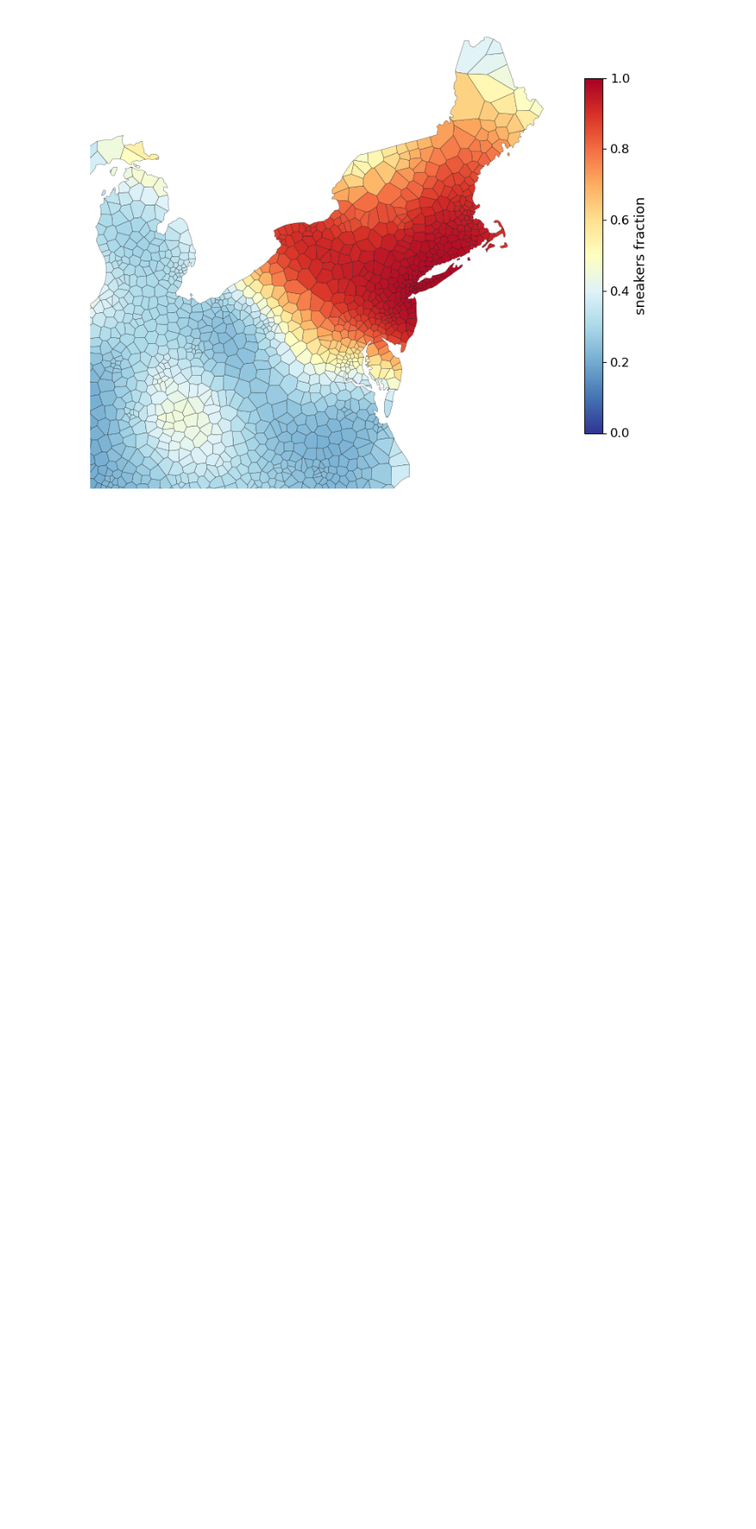
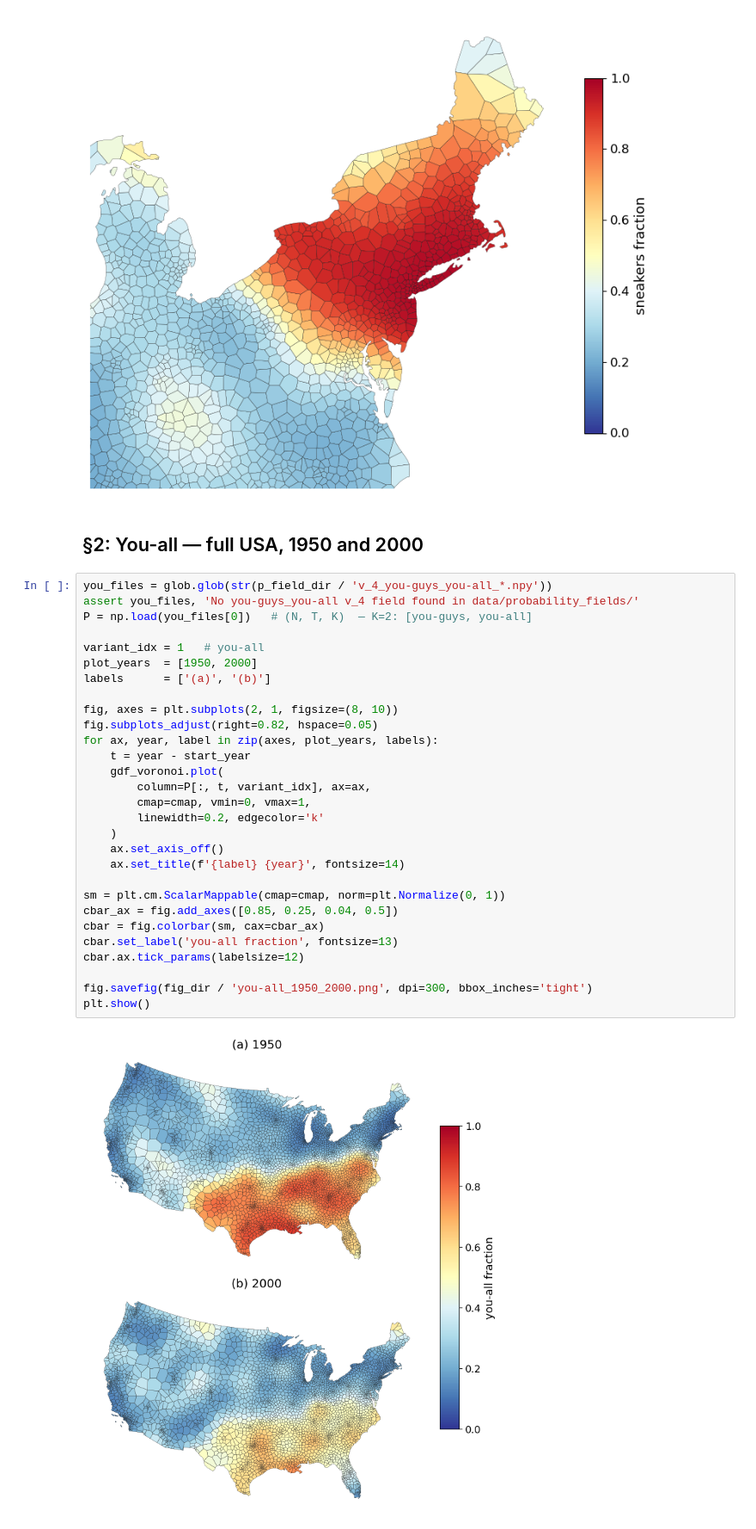
Before and after one commit to james-burridge/COSWE_stat_phys, a Jupyter notebook: code/notebooks/extra_figures.ipynb, the cells around one changed output. Shown at 86% size. Drawn from its saved outputs; the diff is of its cells as text; blank space fills up the shorter version.

Commit message:
added y'all plot

```diff
--- a/code/notebooks/extra_figures.ipynb
+++ b/code/notebooks/extra_figures.ipynb
@@ -75,3 +75,36 @@ fig.savefig(fig_dir / f'{variant_names[variant_idx]}_{plot_year}_northeast.png',
 plt.show()
 # %% [output]
 [figure]
+# %% [markdown]
+## §2: You-all — full USA, 1950 and 2000
+# %%
+you_files = glob.glob(str(p_field_dir / 'v_4_you-guys_you-all_*.npy'))
+assert you_files, 'No you-guys_you-all v_4 field found in data/probability_fields/'
+P = np.load(you_files[0])   # (N, T, K)  — K=2: [you-guys, you-all]
+
+variant_idx = 1   # you-all
+plot_years  = [1950, 2000]
+labels      = ['(a)', '(b)']
+
+fig, axes = plt.subplots(2, 1, figsize=(8, 10))
+fig.subplots_adjust(right=0.82, hspace=0.05)
+for ax, year, label in zip(axes, plot_years, labels):
+    t = year - start_year
+    gdf_voronoi.plot(
+        column=P[:, t, variant_idx], ax=ax,
+        cmap=cmap, vmin=0, vmax=1,
+        linewidth=0.2, edgecolor='k'
+    )
+    ax.set_axis_off()
+    ax.set_title(f'{label} {year}', fontsize=14)
+
+sm = plt.cm.ScalarMappable(cmap=cmap, norm=plt.Normalize(0, 1))
+cbar_ax = fig.add_axes([0.85, 0.25, 0.04, 0.5])
+cbar = fig.colorbar(sm, cax=cbar_ax)
+cbar.set_label('you-all fraction', fontsize=13)
+cbar.ax.tick_params(labelsize=12)
+
+fig.savefig(fig_dir / 'you-all_1950_2000.png', dpi=300, bbox_inches='tight')
+plt.show()
+# %% [output]
+[figure, added]
```
